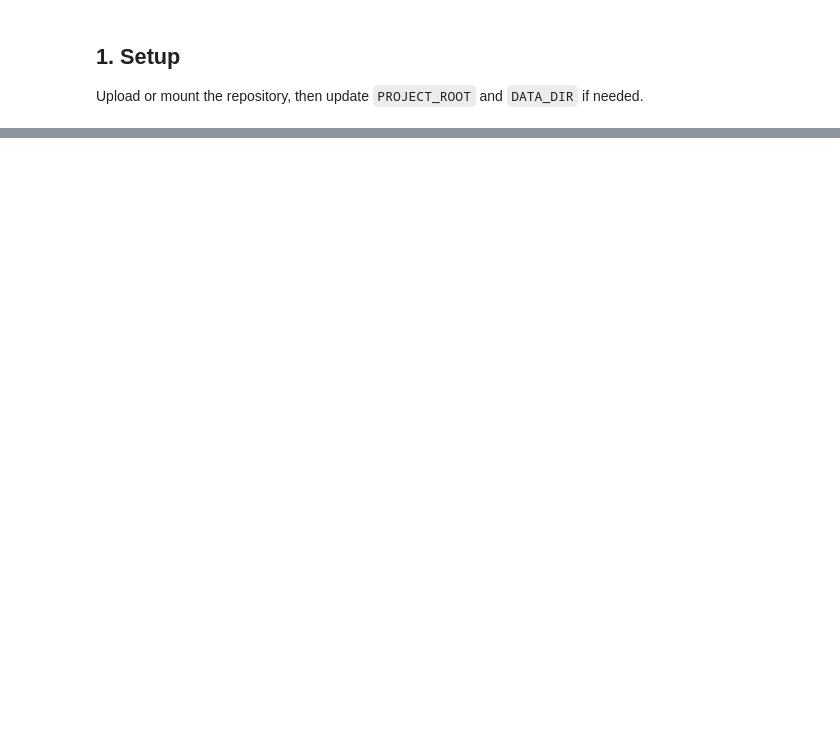
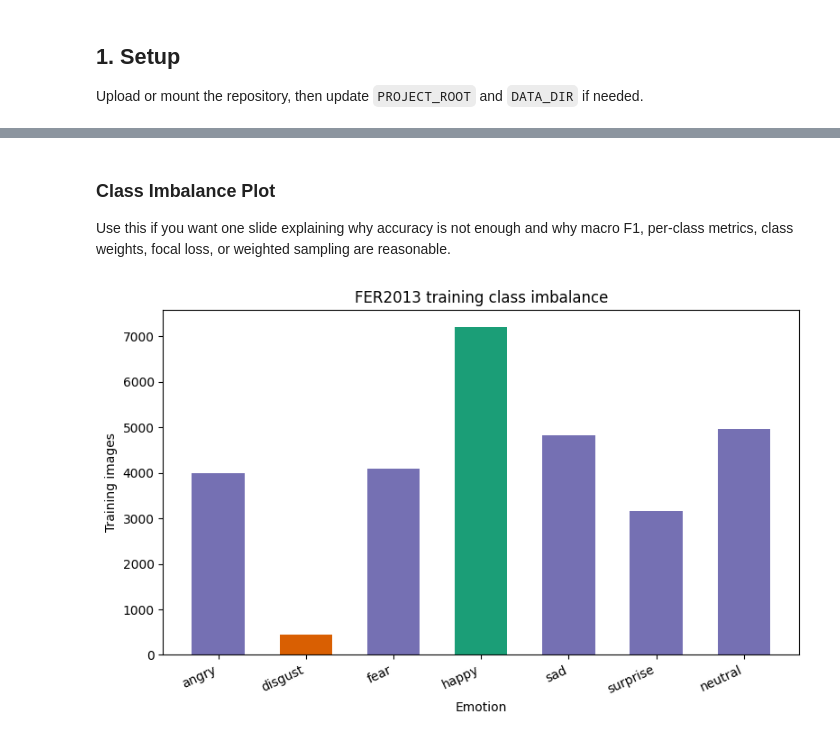
Before and after one commit to zsykk/DL-final-project, a Jupyter notebook: notebooks/01_data_exploration.ipynb, the cells around one changed output, grey strips where cells are left out. Cells and saved outputs as stored; diff of their text form; code cells hidden in the pictures; blank space fills up the shorter version.

```diff
--- a/notebooks/01_data_exploration.ipynb
+++ b/notebooks/01_data_exploration.ipynb
@@ -62,0 +202,17 @@ plt.tight_layout()
+# %% [markdown]
+### Class Imbalance Plot
+
+Use this if you want one slide explaining why accuracy is not enough and why macro F1, per-class metrics, class weights, focal loss, or weighted sampling are reasonable.
+# %%
+train_counts_ordered = counts[counts['split'] == 'train'].set_index('emotion_name').loc[[EMOTION_LABELS[i] for i in range(7)], 'count']
+colors = ['#d95f02' if emotion == train_counts_ordered.idxmin() else '#1b9e77' if emotion == train_counts_ordered.idxmax() else '#7570b3' for emotion in train_counts_ordered.index]
+
+plt.figure(figsize=(8, 5))
+plt.bar(train_counts_ordered.index, train_counts_ordered.values, color=colors, width=0.6)
+plt.title('FER2013 training class imbalance')
+plt.xlabel('Emotion')
+plt.ylabel('Training images')
+plt.xticks(rotation=25, ha='right')
+plt.tight_layout()
+# %% [output]
+[figure, added]
```
Also changed, not shown: parts of 28 cells of this notebook, 4 other files.
